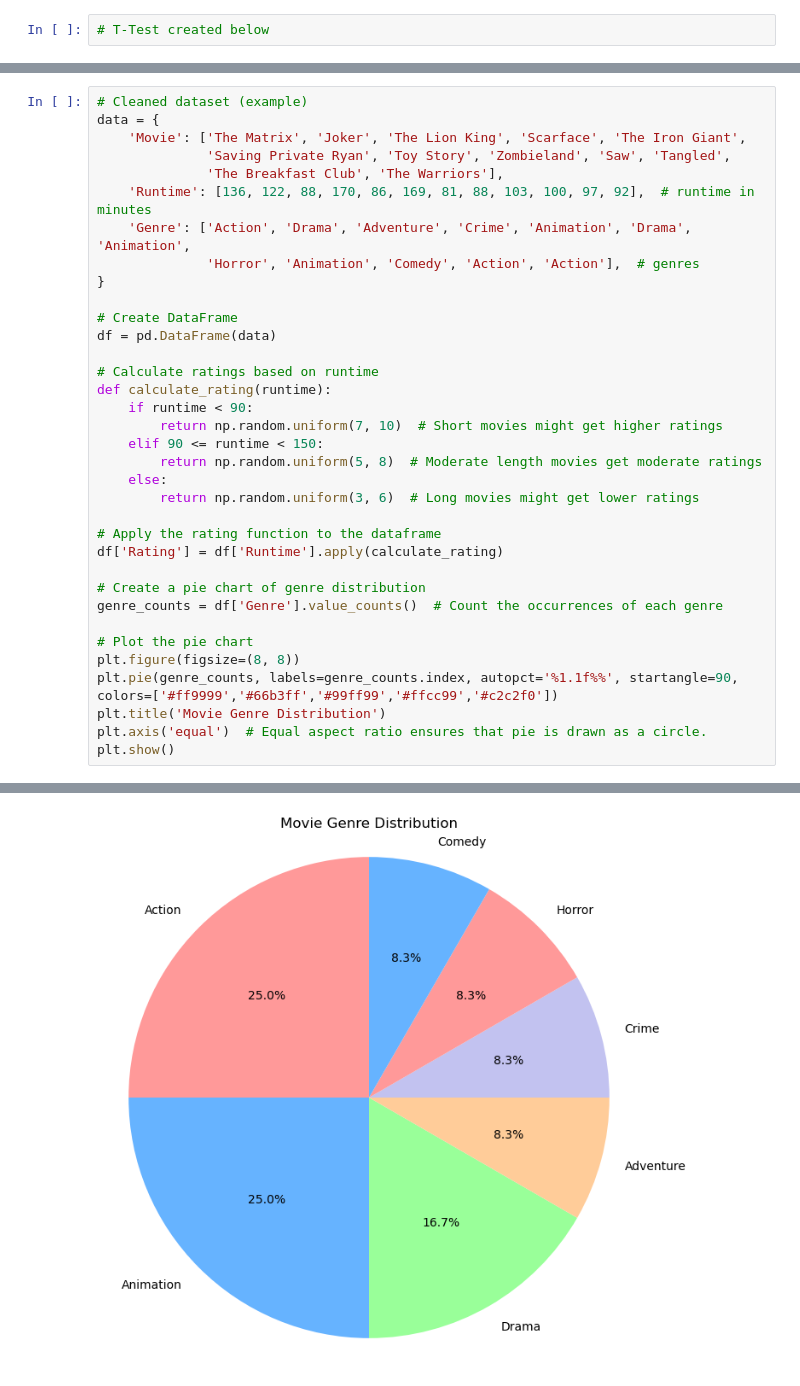
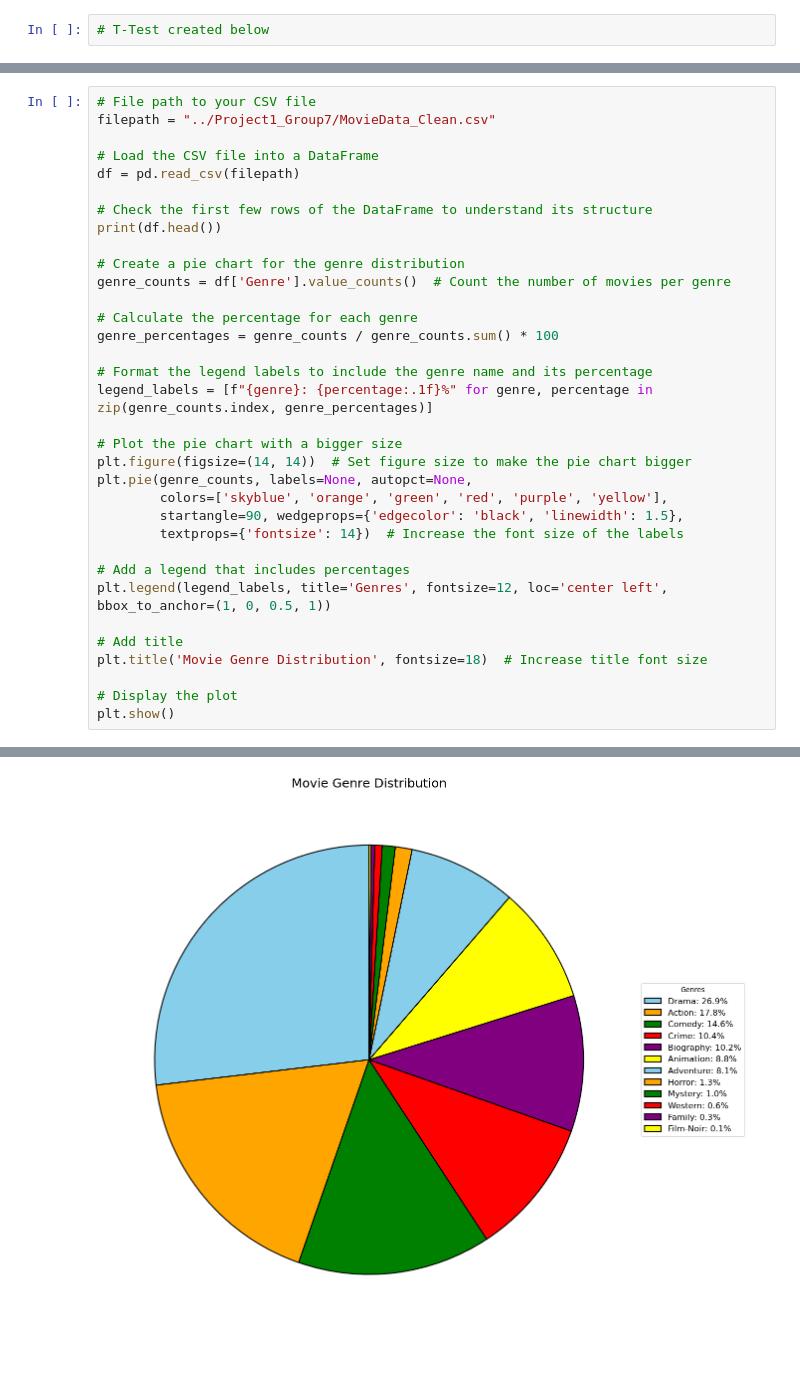
Before and after one commit to DubJay4Life/Project1_Group7, a Jupyter notebook: jason_work/Movie Runtime & Movie RatingsJay.ipynb, the cells around one changed output, grey strips where cells are left out. Saved outputs shown, nothing was run; the diff lists cells and outputs as text.

```diff
--- a/jason_work/Movie Runtime & Movie RatingsJay.ipynb
+++ b/jason_work/Movie Runtime & Movie RatingsJay.ipynb
@@ -316,36 +387,35 @@ The difference between the ratings of short and long runtime movies is statistic
 # %%
-# Cleaned dataset (example)
-data = {
-    'Movie': ['The Matrix', 'Joker', 'The Lion King', 'Scarface', 'The Iron Giant',
-              'Saving Private Ryan', 'Toy Story', 'Zombieland', 'Saw', 'Tangled',
-              'The Breakfast Club', 'The Warriors'],
-    'Runtime': [136, 122, 88, 170, 86, 169, 81, 88, 103, 100, 97, 92],  # runtime in minutes
-    'Genre': ['Action', 'Drama', 'Adventure', 'Crime', 'Animation', 'Drama', 'Animation',
-              'Horror', 'Animation', 'Comedy', 'Action', 'Action'],  # genres
-}
+# File path to your CSV file
+filepath = "../Project1_Group7/MovieData_Clean.csv"
 
-# Create DataFrame
-df = pd.DataFrame(data)
+# Load the CSV file into a DataFrame
+df = pd.read_csv(filepath)
 
-# Calculate ratings based on runtime
-def calculate_rating(runtime):
-    if runtime < 90:
-        return np.random.uniform(7, 10)  # Short movies might get higher ratings
-    elif 90 <= runtime < 150:
-        return np.random.uniform(5, 8)  # Moderate length movies get moderate ratings
-    else:
-        return np.random.uniform(3, 6)  # Long movies might get lower ratings
+# Check the first few rows of the DataFrame to understand its structure
+print(df.head())
 
-# Apply the rating function to the dataframe
-df['Rating'] = df['Runtime'].apply(calculate_rating)
+# Create a pie chart for the genre distribution
+genre_counts = df['Genre'].value_counts()  # Count the number of movies per genre
 
-# Create a pie chart of genre distribution
-genre_counts = df['Genre'].value_counts()  # Count the occurrences of each genre
+# Calculate the percentage for each genre
+genre_percentages = genre_counts / genre_counts.sum() * 100
 
-# Plot the pie chart
-plt.figure(figsize=(8, 8))
-plt.pie(genre_counts, labels=genre_counts.index, autopct='%1.1f%%', startangle=90, colors=['#ff9999','#66b3ff','#99ff99','#ffcc99','#c2c2f0'])
-plt.title('Movie Genre Distribution')
-plt.axis('equal')  # Equal aspect ratio ensures that pie is drawn as a circle.
+# Format the legend labels to include the genre name and its percentage
+legend_labels = [f"{genre}: {percentage:.1f}%" for genre, percentage in zip(genre_counts.index, genre_percentages)]
+
+# Plot the pie chart with a bigger size
+plt.figure(figsize=(14, 14))  # Set figure size to make the pie chart bigger
+plt.pie(genre_counts, labels=None, autopct=None,
+        colors=['skyblue', 'orange', 'green', 'red', 'purple', 'yellow'],
+        startangle=90, wedgeprops={'edgecolor': 'black', 'linewidth': 1.5},
+        textprops={'fontsize': 14})  # Increase the font size of the labels
+
+# Add a legend that includes percentages
+plt.legend(legend_labels, title='Genres', fontsize=12, loc='center left', bbox_to_anchor=(1, 0, 0.5, 1))
+
+# Add title
+plt.title('Movie Genre Distribution', fontsize=18)  # Increase title font size
+
+# Display the plot
 plt.show()
 # %% [output]
@@ -352 +442 @@ plt.show()
-[figure, old version]
+[figure, new version]
```
Also changed, not shown: parts of 15 cells of this notebook.
